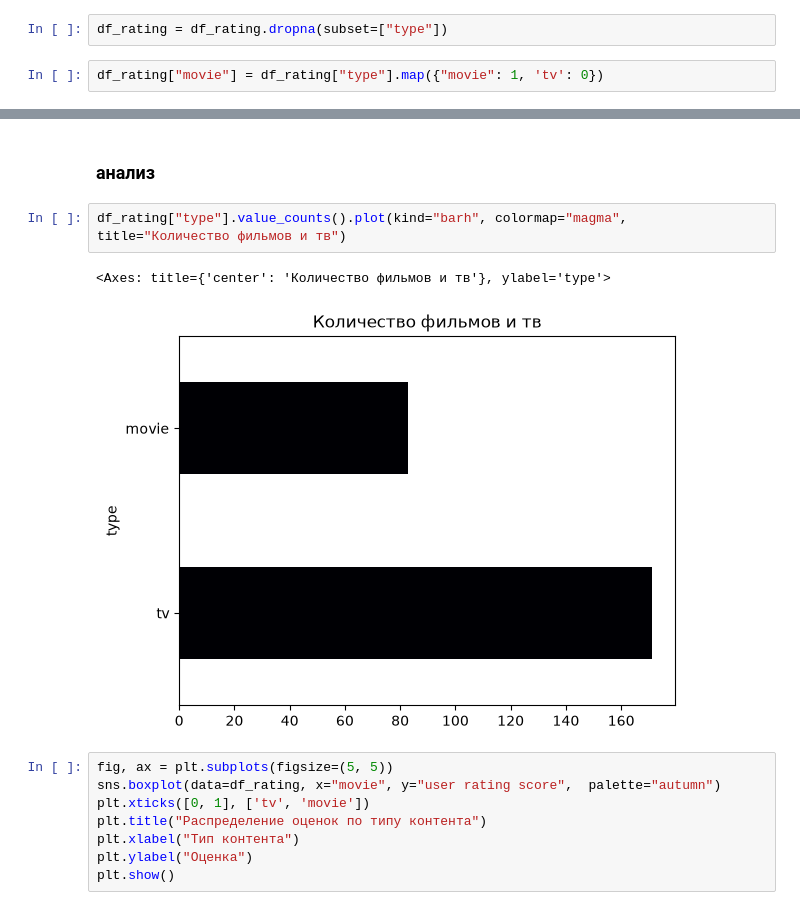
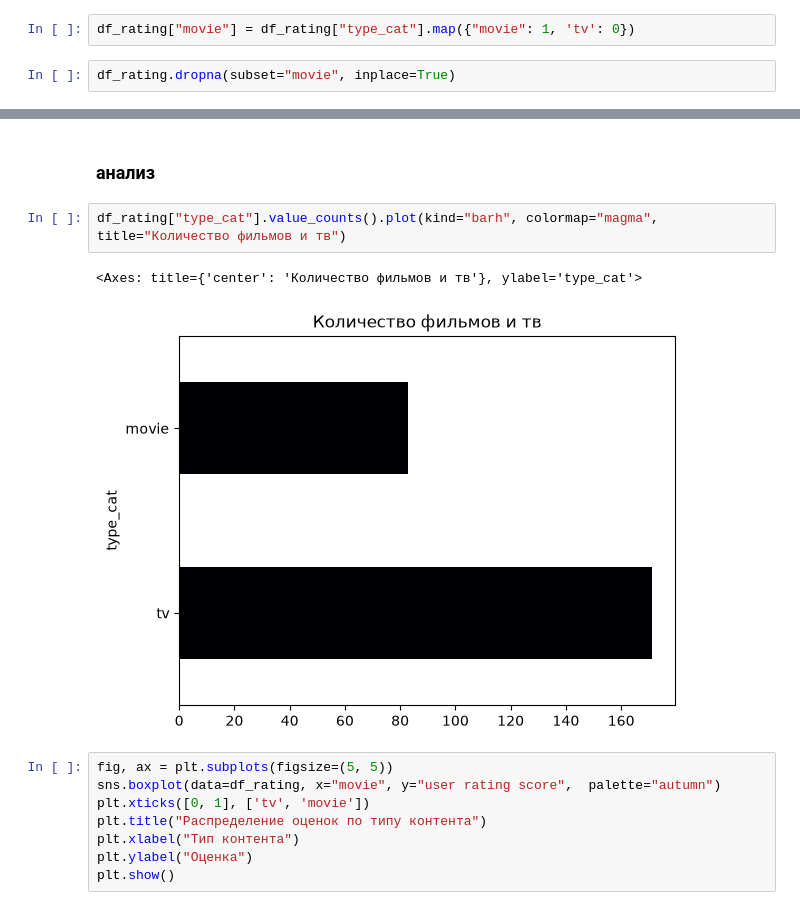
Before and after one commit to dtamendarov/MDS-EDA_Netflix, a Jupyter notebook: 02. Анализ оценок (Мария).ipynb, the cells around one changed output, grey strips where cells are left out. Cells and saved outputs as stored; diff of their text form.

```diff
--- a/02. Анализ оценок (Мария).ipynb
+++ b/02. Анализ оценок (Мария).ipynb
@@ -309,10 +313,10 @@ NaN        2
 Name: count, dtype: int64
 # %% [markdown]
 - пропуски можно удалить, а тв/фильмы сделать бинарным признаком
+# %%
+df_rating["movie"] = df_rating["type_cat"].map({"movie": 1, 'tv': 0})
 # %%
-df_rating = df_rating.dropna(subset=["type"])
+df_rating.dropna(subset="movie", inplace=True)
-# %%
-df_rating["movie"] = df_rating["type"].map({"movie": 1, 'tv': 0})
 # %%
 df_rating["user rating size"].describe()
 # %% [output]
@@ -356,10 +361,10 @@ df_rating.head(2)
 # %% [markdown]
 ### анализ
 # %%
-df_rating["type"].value_counts().plot(kind="barh", colormap="magma", title="Количество фильмов и тв")
+df_rating["type_cat"].value_counts().plot(kind="barh", colormap="magma", title="Количество фильмов и тв")
 # %% [output]
-<Axes: title={'center': 'Количество фильмов и тв'}, ylabel='type'>
+<Axes: title={'center': 'Количество фильмов и тв'}, ylabel='type_cat'>
-[figure, old version]
+[figure, new version]
 # %%
 fig, ax = plt.subplots(figsize=(5, 5))
 sns.boxplot(data=df_rating, x="movie", y="user rating score",  palette="autumn")
```
Also changed, not shown: parts of 27 cells of this notebook, 5 other files.
